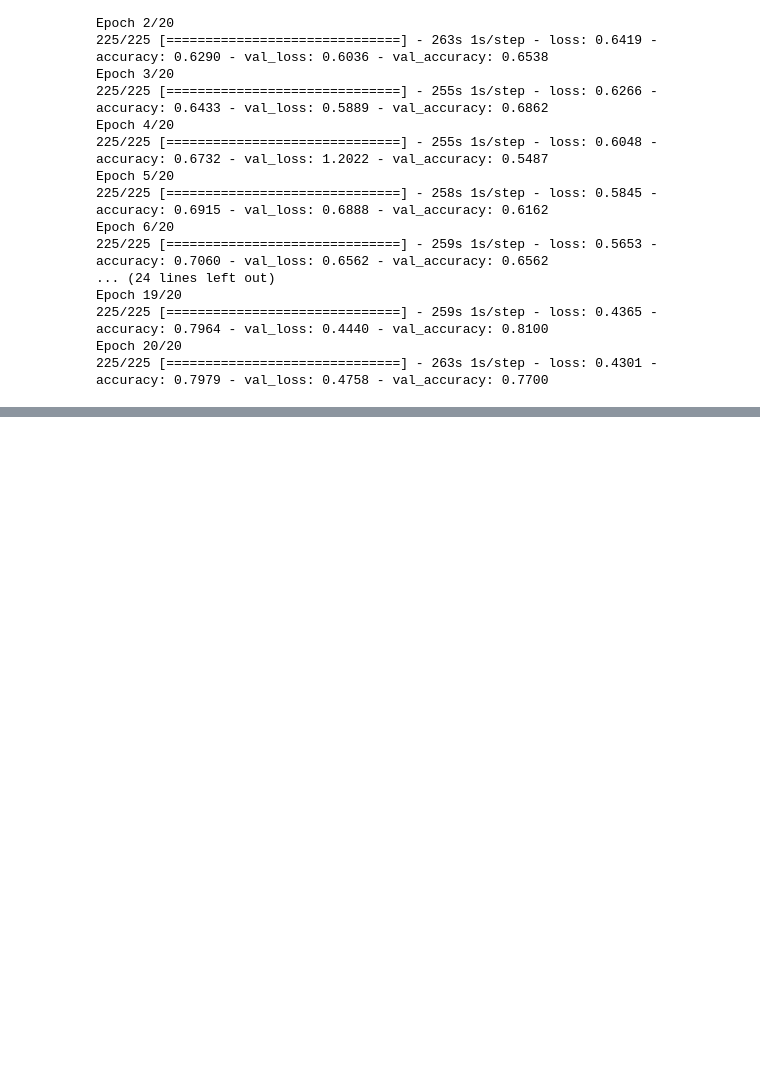
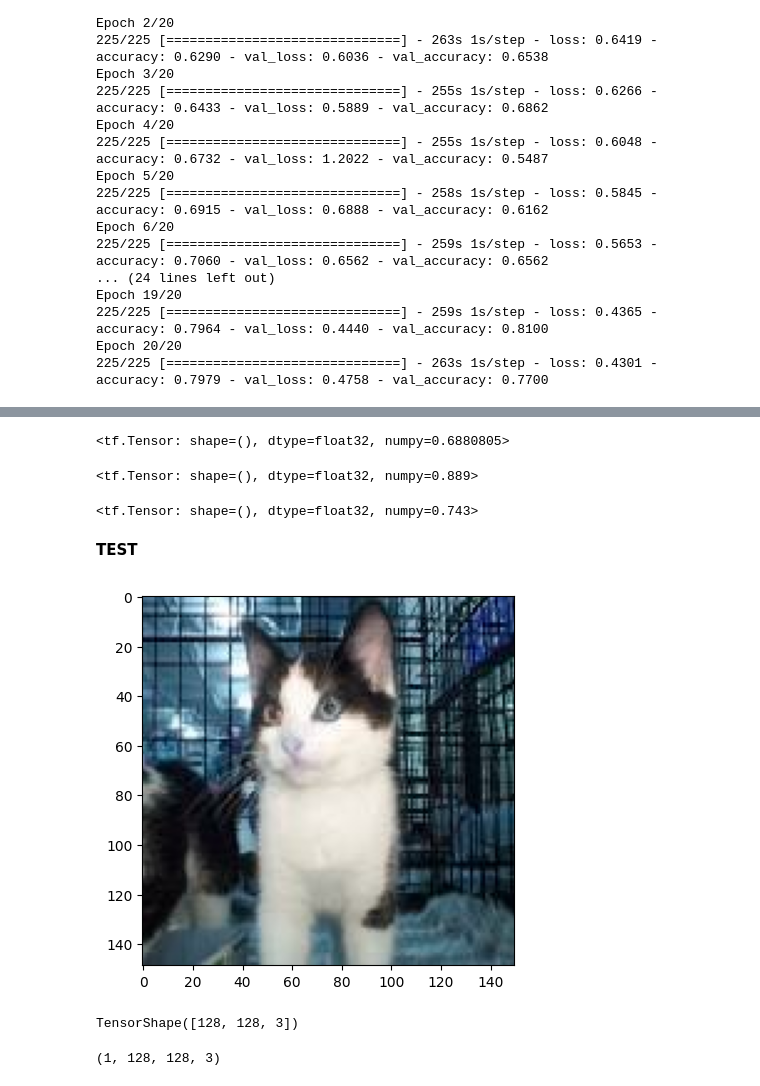
Before and after one commit to priyanjanjb/Cat-or-Dog-Image-Classifier, a Jupyter notebook: CatOrDog.ipynb, the cells around one changed output, grey strips where cells are left out. Drawn from its saved outputs; the diff is of its cells as text; code cells hidden in the pictures; blank space fills up the shorter version.

```diff
--- a/CatOrDog.ipynb
+++ b/CatOrDog.ipynb
@@ -215,0 +270,14 @@ Total time for training 1.567 hours
+# %%
+precision.result()
+# %% [output]
+<tf.Tensor: shape=(), dtype=float32, numpy=0.6880805>
+# %%
+recall.result()
+# %% [output]
+<tf.Tensor: shape=(), dtype=float32, numpy=0.889>
+# %%
+accuracy.result()
+# %% [output]
+<tf.Tensor: shape=(), dtype=float32, numpy=0.743>
+# %% [markdown]
+**TEST**
@@ -215,0 +288,6 @@ Total time for training 1.567 hours
+# %%
+img = cv2.imread('/content/cats-and-dogs-for-classification/cats_dogs/train/cats/cat.1000.jpg')
+plt.imshow(img)
+plt.show()
+# %% [output]
+[figure, added]
@@ -215,0 +298,8 @@ Total time for training 1.567 hours
+# %%
+scaled_image.shape
+# %% [output]
+TensorShape([128, 128, 3])
+# %%
+np.expand_dims(scaled_image, 0).shape
+# %% [output]
+(1, 128, 128, 3)
```
Also changed, not shown: parts of 14 cells of this notebook.
